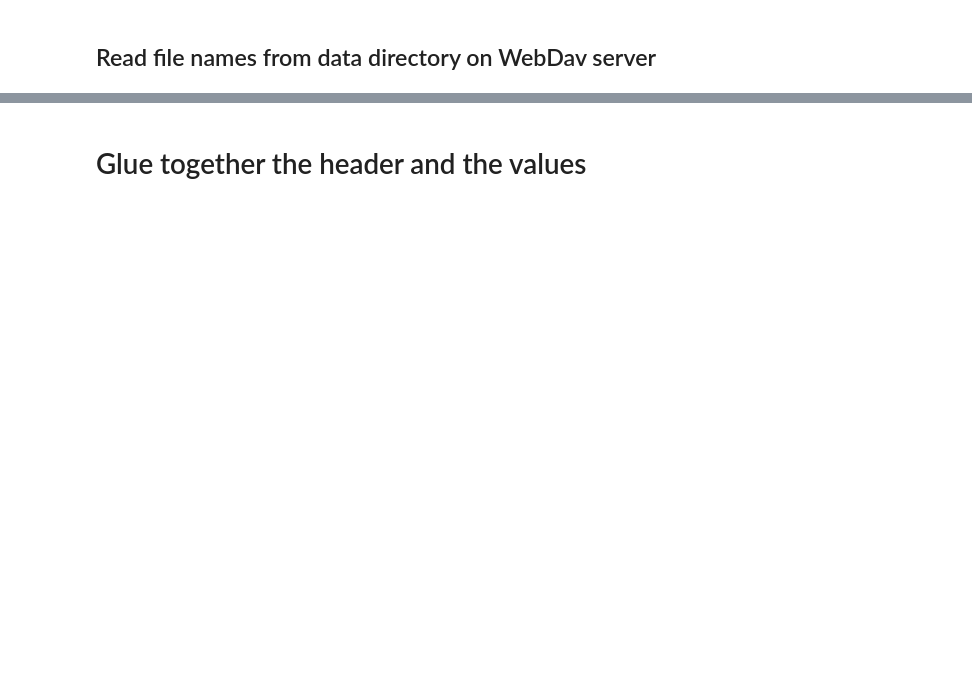
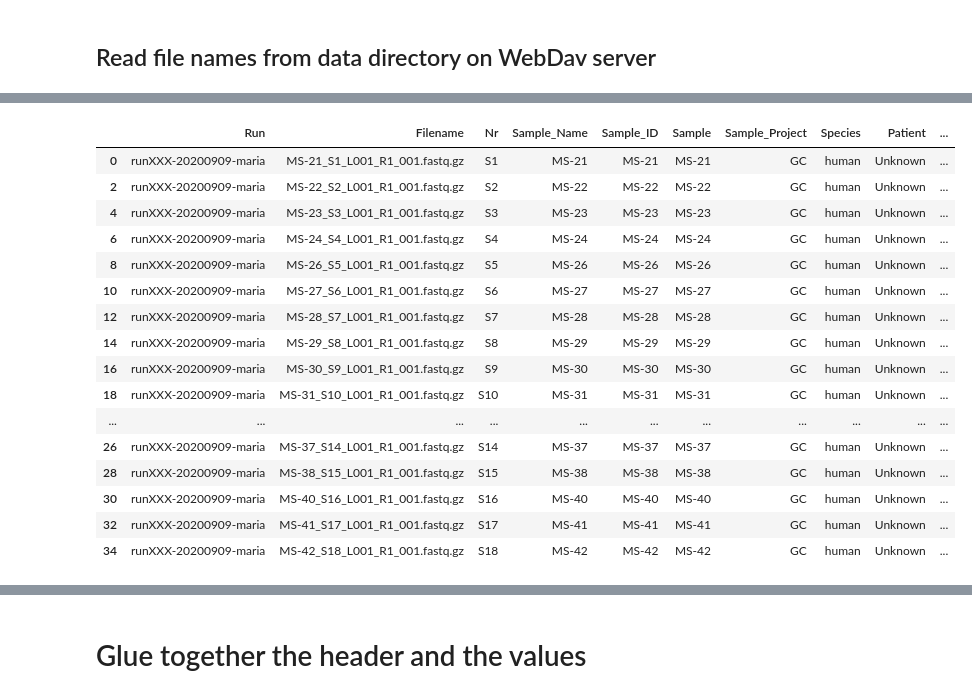
Before and after one commit to EDS-Bioinformatics-Laboratory/reseda, a Jupyter notebook: MakeDataSheet.ipynb, the cells around one changed output, grey strips where cells are left out. Cells and saved outputs as stored; diff of their text form; code cells hidden in the pictures; blank space fills up the shorter version.

```diff
--- a/MakeDataSheet.ipynb
+++ b/MakeDataSheet.ipynb
@@ -134,3 +109,25 @@ df_files
+# %%
+# Chain
+df_files["Chain"] = "BCRh"
+df_files
+# %% [output]
+|  | Run | Filename | Nr | Sample_Name | Sample_ID | Sample | Sample_Project | Species | Patient | ... |
+| 0 | runXXX-20200909-maria | MS-21_S1_L001_R1_001.fastq.gz | S1 | MS-21 | MS-21 | MS-21 | GC | human | Unknown | ... |
+| 2 | runXXX-20200909-maria | MS-22_S2_L001_R1_001.fastq.gz | S2 | MS-22 | MS-22 | MS-22 | GC | human | Unknown | ... |
+| 4 | runXXX-20200909-maria | MS-23_S3_L001_R1_001.fastq.gz | S3 | MS-23 | MS-23 | MS-23 | GC | human | Unknown | ... |
+| 6 | runXXX-20200909-maria | MS-24_S4_L001_R1_001.fastq.gz | S4 | MS-24 | MS-24 | MS-24 | GC | human | Unknown | ... |
+| 8 | runXXX-20200909-maria | MS-26_S5_L001_R1_001.fastq.gz | S5 | MS-26 | MS-26 | MS-26 | GC | human | Unknown | ... |
+| 10 | runXXX-20200909-maria | MS-27_S6_L001_R1_001.fastq.gz | S6 | MS-27 | MS-27 | MS-27 | GC | human | Unknown | ... |
+| 12 | runXXX-20200909-maria | MS-28_S7_L001_R1_001.fastq.gz | S7 | MS-28 | MS-28 | MS-28 | GC | human | Unknown | ... |
+| 14 | runXXX-20200909-maria | MS-29_S8_L001_R1_001.fastq.gz | S8 | MS-29 | MS-29 | MS-29 | GC | human | Unknown | ... |
+| 16 | runXXX-20200909-maria | MS-30_S9_L001_R1_001.fastq.gz | S9 | MS-30 | MS-30 | MS-30 | GC | human | Unknown | ... |
+| 18 | runXXX-20200909-maria | MS-31_S10_L001_R1_001.fastq.gz | S10 | MS-31 | MS-31 | MS-31 | GC | human | Unknown | ... |
+| ... | ... | ... | ... | ... | ... | ... | ... | ... | ... | ... |
+| 26 | runXXX-20200909-maria | MS-37_S14_L001_R1_001.fastq.gz | S14 | MS-37 | MS-37 | MS-37 | GC | human | Unknown | ... |
+| 28 | runXXX-20200909-maria | MS-38_S15_L001_R1_001.fastq.gz | S15 | MS-38 | MS-38 | MS-38 | GC | human | Unknown | ... |
+| 30 | runXXX-20200909-maria | MS-40_S16_L001_R1_001.fastq.gz | S16 | MS-40 | MS-40 | MS-40 | GC | human | Unknown | ... |
+| 32 | runXXX-20200909-maria | MS-41_S17_L001_R1_001.fastq.gz | S17 | MS-41 | MS-41 | MS-41 | GC | human | Unknown | ... |
+| 34 | runXXX-20200909-maria | MS-42_S18_L001_R1_001.fastq.gz | S18 | MS-42 | MS-42 | MS-42 | GC | human | Unknown | ... |
 # %%
 # Empty columns for: Sample_Plate,Sample_Well,I7_Index_ID,index,I5_Index_ID,index2
 df_files["Sample_Plate"] = ""
```
Also changed, not shown: parts of 15 cells of this notebook.
